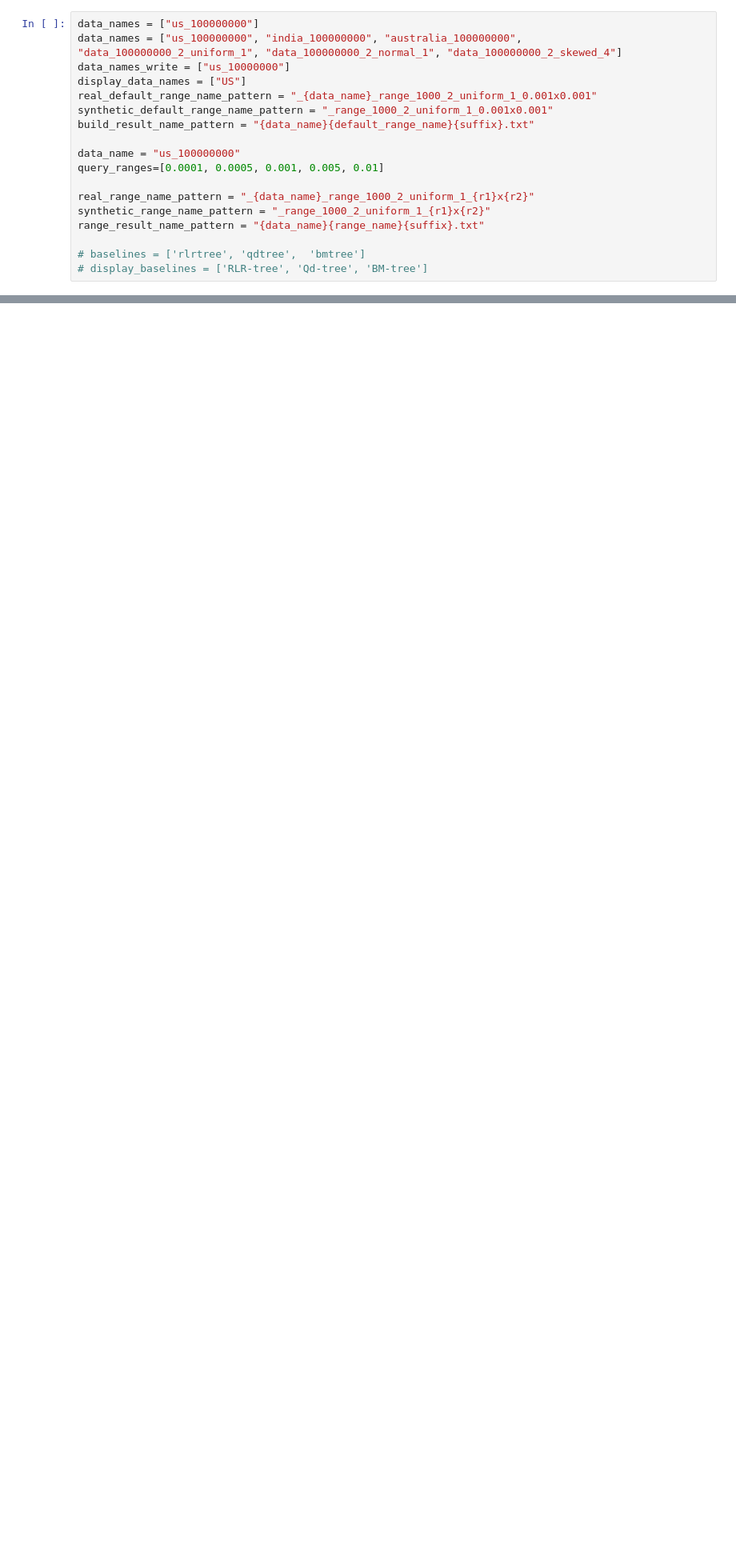
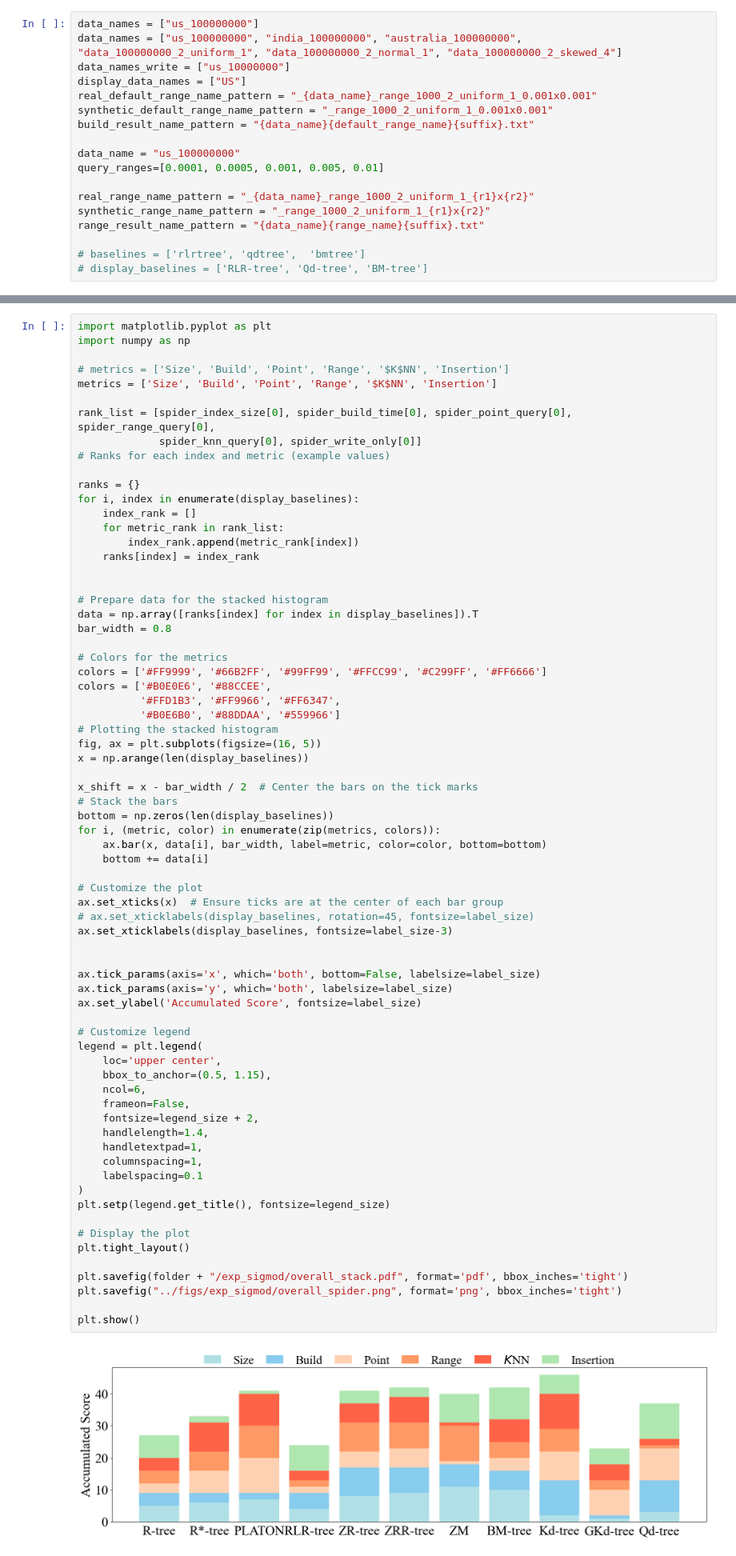
Before and after one commit to Liuguanli/rl_spatial_benchmark, a Jupyter notebook: notebook/Benchmark_Result_Figures-SIGMOD-SSD-and-PieChart.ipynb, the cells around one changed output, grey strips where cells are left out. Shown at 80% size. Drawn from its saved outputs; the diff is of its cells as text; blank space fills up the shorter version.

```diff
--- a/notebook/Benchmark_Result_Figures-SIGMOD-SSD-and-PieChart.ipynb
+++ b/notebook/Benchmark_Result_Figures-SIGMOD-SSD-and-PieChart.ipynb
@@ -779,0 +1028,72 @@ plt.show()
+# %%
+import matplotlib.pyplot as plt
+import numpy as np
+
+# metrics = ['Size', 'Build', 'Point', 'Range', '$K$NN', 'Insertion']
+metrics = ['Size', 'Build', 'Point', 'Range', '$K$NN', 'Insertion']
+
+rank_list = [spider_index_size[0], spider_build_time[0], spider_point_query[0], spider_range_query[0],
+             spider_knn_query[0], spider_write_only[0]]
+# Ranks for each index and metric (example values)
+
+ranks = {}
+for i, index in enumerate(display_baselines):
+    index_rank = []
+    for metric_rank in rank_list:
+        index_rank.append(metric_rank[index])
+    ranks[index] = index_rank
+
+
+# Prepare data for the stacked histogram
+data = np.array([ranks[index] for index in display_baselines]).T
+bar_width = 0.8
+
+# Colors for the metrics
+colors = ['#FF9999', '#66B2FF', '#99FF99', '#FFCC99', '#C299FF', '#FF6666']
+colors = ['#B0E0E6', '#88CCEE',
+          '#FFD1B3', '#FF9966', '#FF6347',
+          '#B0E6B0', '#88DDAA', '#559966']
+# Plotting the stacked histogram
+fig, ax = plt.subplots(figsize=(16, 5))
+x = np.arange(len(display_baselines))
+
+x_shift = x - bar_width / 2  # Center the bars on the tick marks
+# Stack the bars
+bottom = np.zeros(len(display_baselines))
+for i, (metric, color) in enumerate(zip(metrics, colors)):
+    ax.bar(x, data[i], bar_width, label=metric, color=color, bottom=bottom)
+    bottom += data[i]
+
+# Customize the plot
+ax.set_xticks(x)  # Ensure ticks are at the center of each bar group
+# ax.set_xticklabels(display_baselines, rotation=45, fontsize=label_size)
+ax.set_xticklabels(display_baselines, fontsize=label_size-3)
+
+
+ax.tick_params(axis='x', which='both', bottom=False, labelsize=label_size)
+ax.tick_params(axis='y', which='both', labelsize=label_size)
+ax.set_ylabel('Accumulated Score', fontsize=label_size)
+
+# Customize legend
+legend = plt.legend(
+    loc='upper center',
+    bbox_to_anchor=(0.5, 1.15),
+    ncol=6,
+    frameon=False,
+    fontsize=legend_size + 2,
+    handlelength=1.4,
+    handletextpad=1,
+    columnspacing=1,
+    labelspacing=0.1
+)
+plt.setp(legend.get_title(), fontsize=legend_size)
+
+# Display the plot
+plt.tight_layout()
+
+plt.savefig(folder + "/exp_sigmod/overall_stack.pdf", format='pdf', bbox_inches='tight')
+plt.savefig("../figs/exp_sigmod/overall_spider.png", format='png', bbox_inches='tight')
+
+plt.show()
+# %% [output]
+[figure, added]
```
Also changed, not shown: parts of 7 cells of this notebook, 59 other files.
